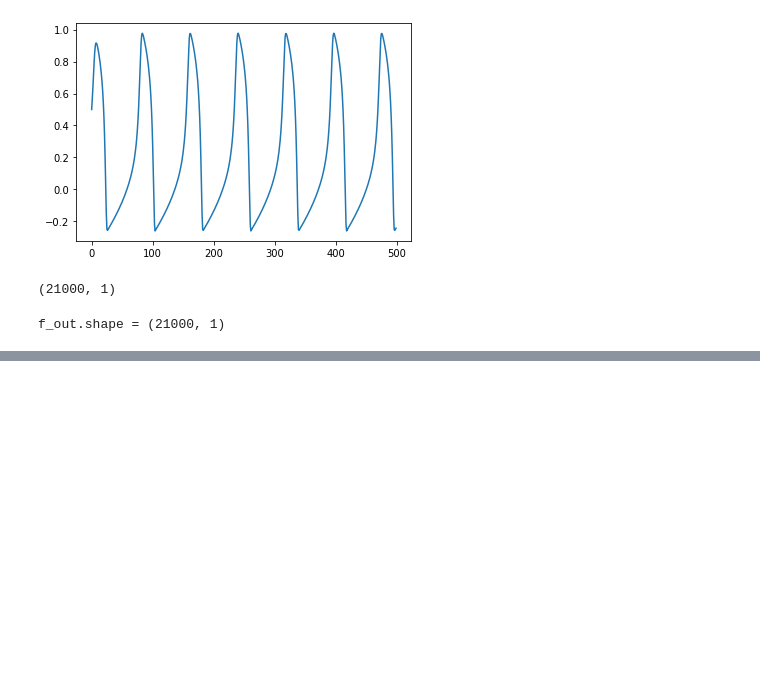
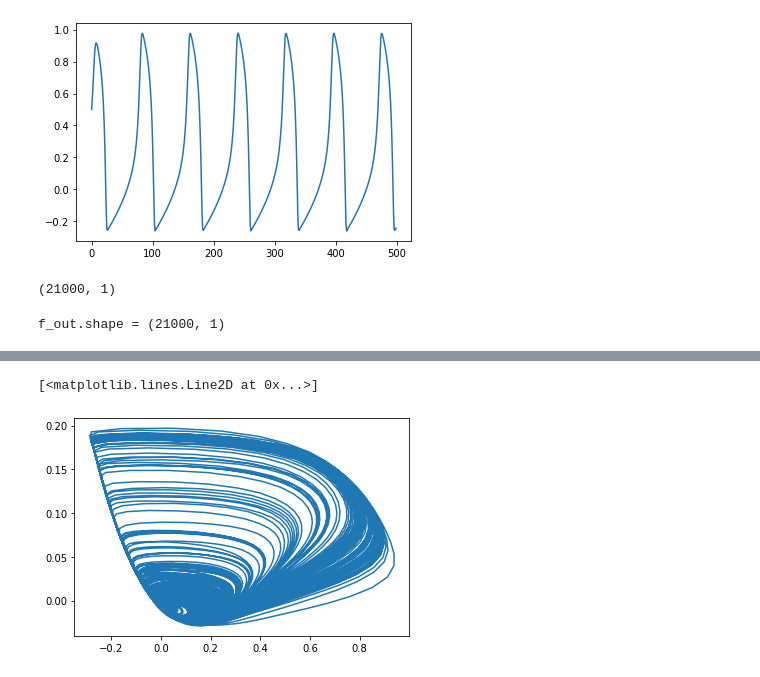
Before and after one commit to aw02m/Spiking_neural_networks, a Jupyter notebook: notebooks/first_run_target_spiking.ipynb, the cells around one changed output, grey strips where cells are left out. Drawn from its saved outputs; the diff is of its cells as text; code cells hidden in the pictures; blank space fills up the shorter version.

```diff
--- a/notebooks/first_run_target_spiking.ipynb
+++ b/notebooks/first_run_target_spiking.ipynb
@@ -86,0 +87,14 @@ plt.plot((train_logs.numpy()[:, 0, 0] - f_out[:, 0]))
+# %%
+
+x = []
+y = []
+for i in range(len(states)):
+    x.append(states[i].x)
+    y.append(states[i].y)
+x = torch.stack(x)
+y = torch.stack(y)
+# %%
+plt.plot(x.numpy()[:, 5], y.numpy()[:, 5])
+# %% [output]
+[<matplotlib.lines.Line2D at 0x...>]
+[figure, added]
```
Also changed, not shown: parts of 6 cells of this notebook, 3 other files.
